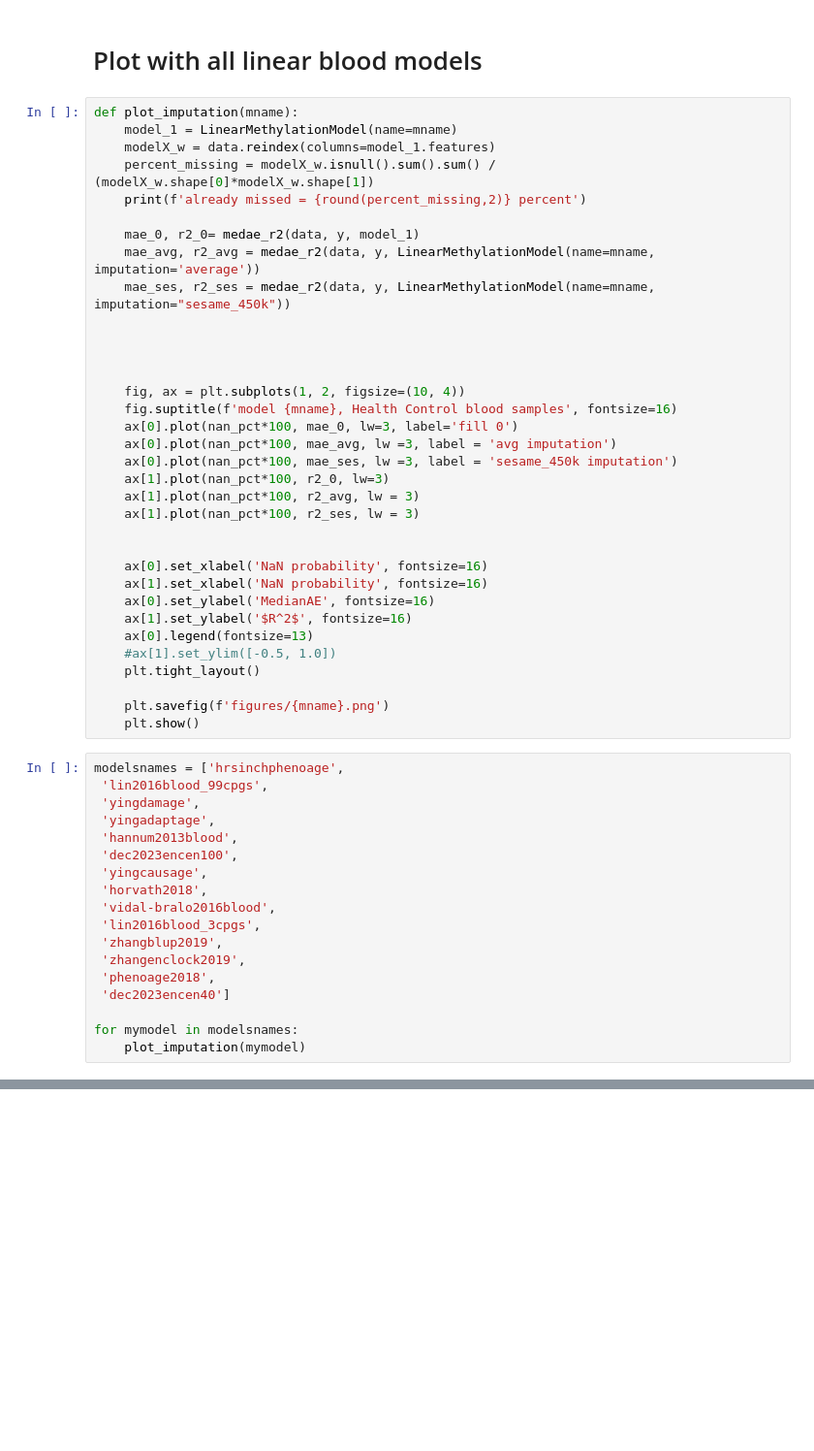
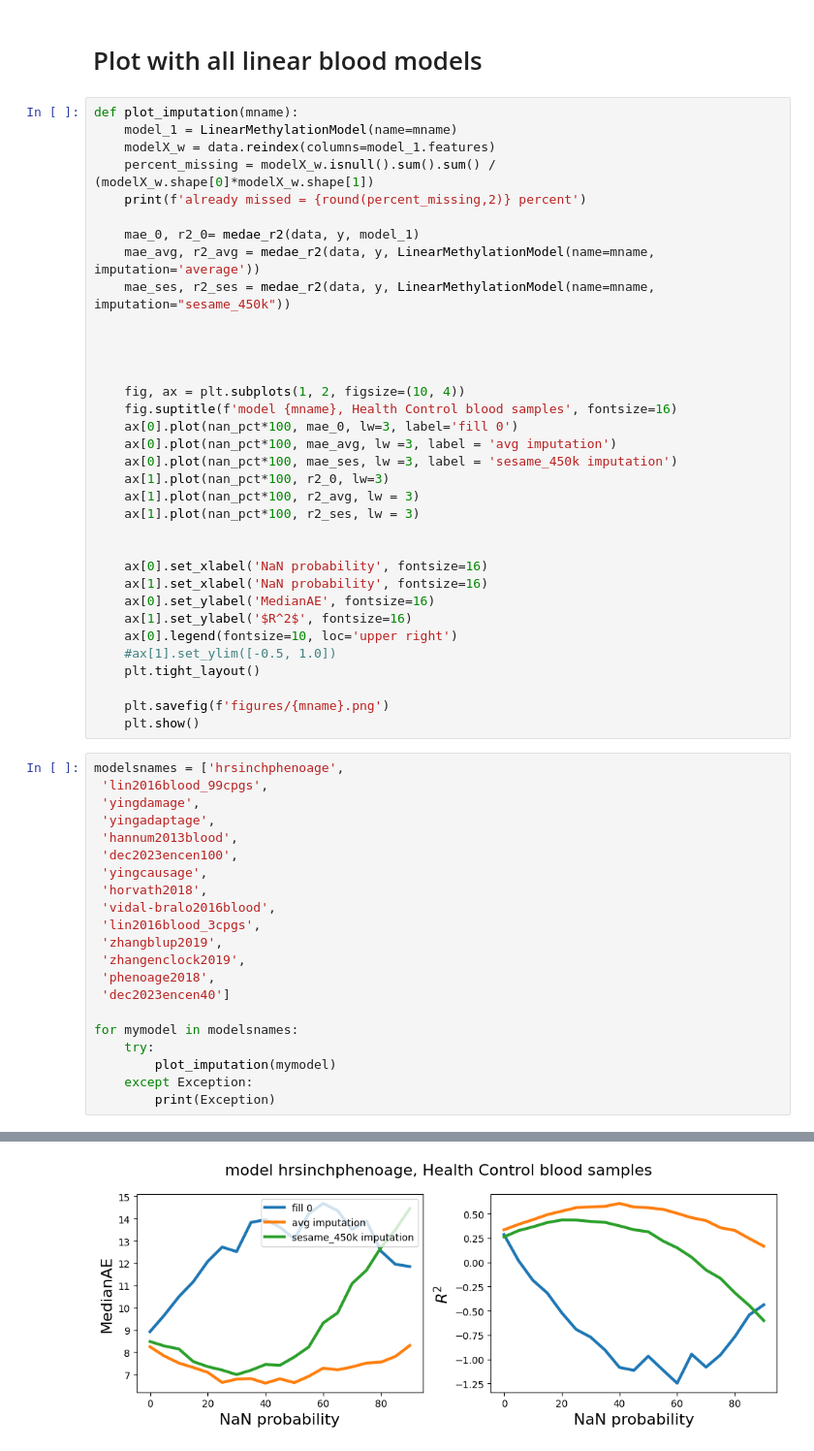
Before and after one commit to ComputationalAgingLab/ComputAge, a Jupyter notebook: imputation_linmodels.ipynb, the cells around one changed output, grey strips where cells are left out. Shown at 97% size. Saved outputs shown, nothing was run; the diff lists cells and outputs as text; blank space fills up the shorter version.

Commit message:
imputation comparisons

```diff
--- a/imputation_linmodels.ipynb
+++ b/imputation_linmodels.ipynb
@@ -241,7 +244,7 @@ def plot_imputation(mname):
     ax[1].set_xlabel('NaN probability', fontsize=16)
     ax[0].set_ylabel('MedianAE', fontsize=16)
     ax[1].set_ylabel('$R^2$', fontsize=16)
-    ax[0].legend(fontsize=13)
+    ax[0].legend(fontsize=10, loc='upper right')
     #ax[1].set_ylim([-0.5, 1.0])
     plt.tight_layout()
 
@@ -250,20 +253,24 @@ def plot_imputation(mname):
 # %%
 modelsnames = ['hrsinchphenoage',
  'lin2016blood_99cpgs',
  'yingdamage',
  'yingadaptage',
  'hannum2013blood',
  'dec2023encen100',
  'yingcausage',
  'horvath2018',
  'vidal-bralo2016blood',
  'lin2016blood_3cpgs',
  'zhangblup2019',
  'zhangenclock2019',
  'phenoage2018',
  'dec2023encen40']
 
 for mymodel in modelsnames:
-    plot_imputation(mymodel)
+    try:
+        plot_imputation(mymodel)
+    except Exception:
+        print(Exception)
 # %% [output]
 already missed = 0.04 percent
+[figure, added]
```
Also changed, not shown: parts of 2 cells of this notebook, 9 other files.
